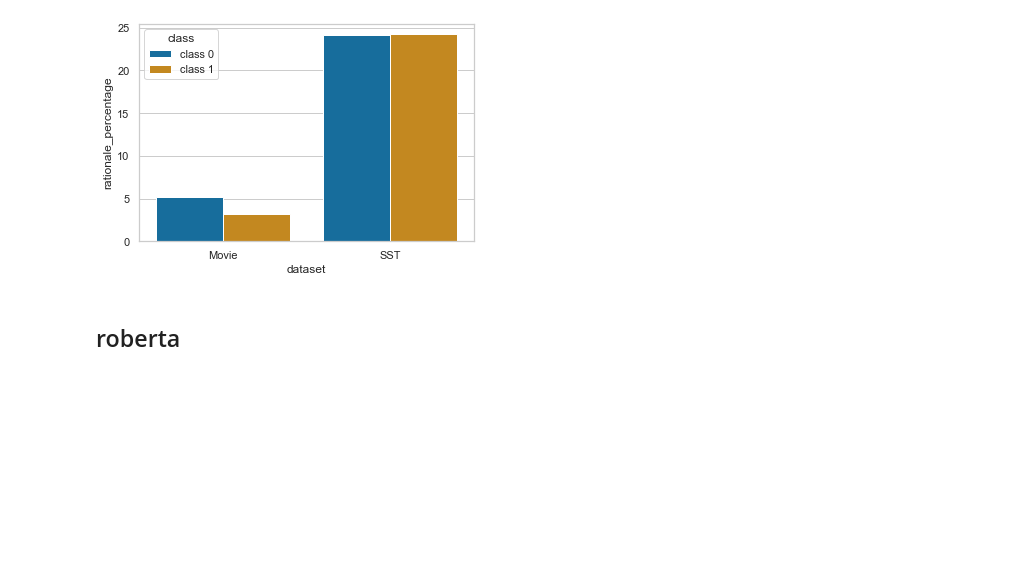
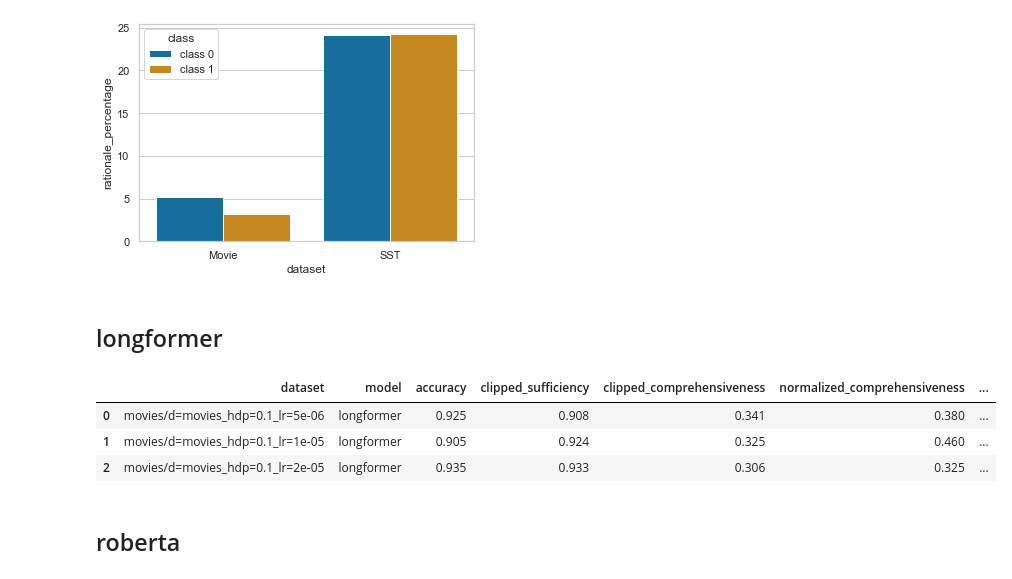
Before and after one commit to shaggyday/evaluating-human-rationales, a Jupyter notebook: plotting/result inspection.ipynb, the cells around one changed output. Cells and saved outputs as stored; diff of their text form; code cells hidden in the pictures; blank space fills up the shorter version.

```diff
--- a/plotting/result inspection.ipynb
+++ b/plotting/result inspection.ipynb
@@ -156,6 +156,73 @@ bar = sns.barplot(x="dataset", y="rationale_percentage", hue="class", data=plot_
 plt.show()
 # %% [output]
 [figure]
+# %% [markdown]
+## longformer
+# %%
+model_names = ["longformer"]
+dataset_name = "movies"
+datasets = []
+param_1 = "d"
+param_2 = "hdp"
+param_3 = "lr"
+params_1 = [dataset_name]
+params_2 = [0.1]
+params_3 = [5e-6, 1e-5, 2e-5]
+for p1 in params_1:
+    for p2 in params_2:
+        for p3 in params_3:
+            datasets.append(f"{dataset_name}/{param_1}={p1}_{param_2}={p2}_{param_3}={p3}")
+
+plot_data = {"dataset": [], "model": [], "accuracy": [], "clipped_sufficiency": [],
+            "clipped_comprehensiveness": [],  "normalized_comprehensiveness": [], "normalized_sufficiency": []}
+
+for model_name in model_names:
+    output_dir = f"../{OUTPUT_DIR}/{model_name}"
+    for dataset in datasets:
+        feature_dir = os.path.join(output_dir, dataset)
+        f = f"{output_dir}/{dataset}/feature.csv"
+        feature_df = pd.read_csv(f)
+
+        y_hat = feature_df["predicted_classes"].to_numpy()
+        y = feature_df["true_classes"].to_numpy()
+        prob_y_hat = feature_df["prob_y_hat"].to_numpy()
+        prob_y_hat_alpha = feature_df["prob_y_hat_alpha"].to_numpy()
+        prob_y_hat_alpha_comp = feature_df["prob_y_hat_alpha_comp"].to_numpy()
+        null_difference = feature_df["null_diff"].to_numpy()
+
+        clipped_sufficiency = fidelity_calculator.compute(prob_y_hat=prob_y_hat,
+                                             prob_y_hat_alpha=prob_y_hat_alpha,
+                                             normalization=False)
+
+        clipped_comprehensiveness = fidelity_calculator.compute(prob_y_hat=prob_y_hat,
+                                                    prob_y_hat_alpha=prob_y_hat_alpha_comp,
+                                                    fidelity_type="comprehensiveness",
+                                                    normalization=False)
+
+        normalized_sufficiency = fidelity_calculator.compute(prob_y_hat=prob_y_hat,
+                                             prob_y_hat_alpha=prob_y_hat_alpha,
+                                             normalization=True, null_difference=null_difference)
+
+        normalized_comprehensiveness = fidelity_calculator.compute(prob_y_hat=prob_y_hat,
+                                                    prob_y_hat_alpha=prob_y_hat_alpha_comp,
+                                                    fidelity_type="comprehensiveness",
+                                                    normalization=True, null_difference=null_difference)
+
+        plot_data["dataset"].append(dataset)
+        plot_data["model"].append(model_name)
+        plot_data["accuracy"].append(mt.accuracy_score(y, y_hat))
+
+        plot_data["clipped_sufficiency"].append(clipped_sufficiency)
+        plot_data["clipped_comprehensiveness"].append(clipped_comprehensiveness)
+        plot_data["normalized_sufficiency"].append(normalized_sufficiency)
+        plot_data["normalized_comprehensiveness"].append(normalized_comprehensiveness)
+plot_data_df = pd.DataFrame(plot_data)
+plot_data_df
+# %% [output]
+|  | dataset | model | accuracy | clipped_sufficiency | clipped_comprehensiveness | normalized_comprehensiveness | ... |
+| 0 | movies/d=movies_hdp=0.1_lr=5e-06 | longformer | 0.925 | 0.908 | 0.341 | 0.380 | ... |
+| 1 | movies/d=movies_hdp=0.1_lr=1e-05 | longformer | 0.905 | 0.924 | 0.325 | 0.460 | ... |
+| 2 | movies/d=movies_hdp=0.1_lr=2e-05 | longformer | 0.935 | 0.933 | 0.306 | 0.325 | ... |
 # %% [markdown]
 ## roberta
 # %%
```
Also changed, not shown: parts of 1 cell of this notebook, 8 other files.
